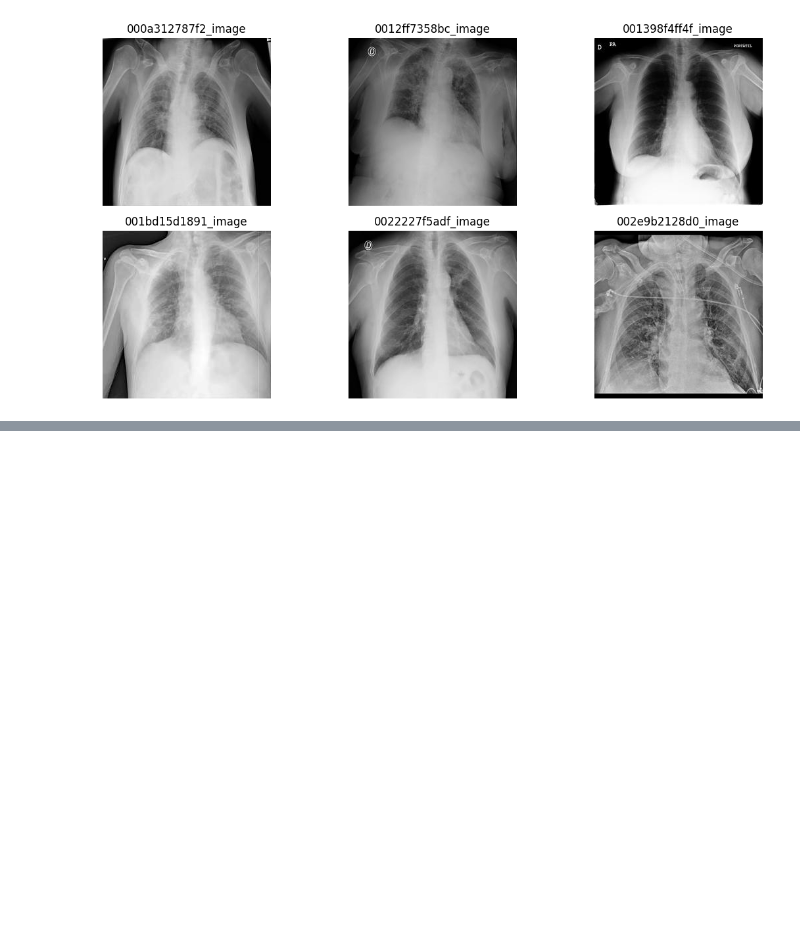
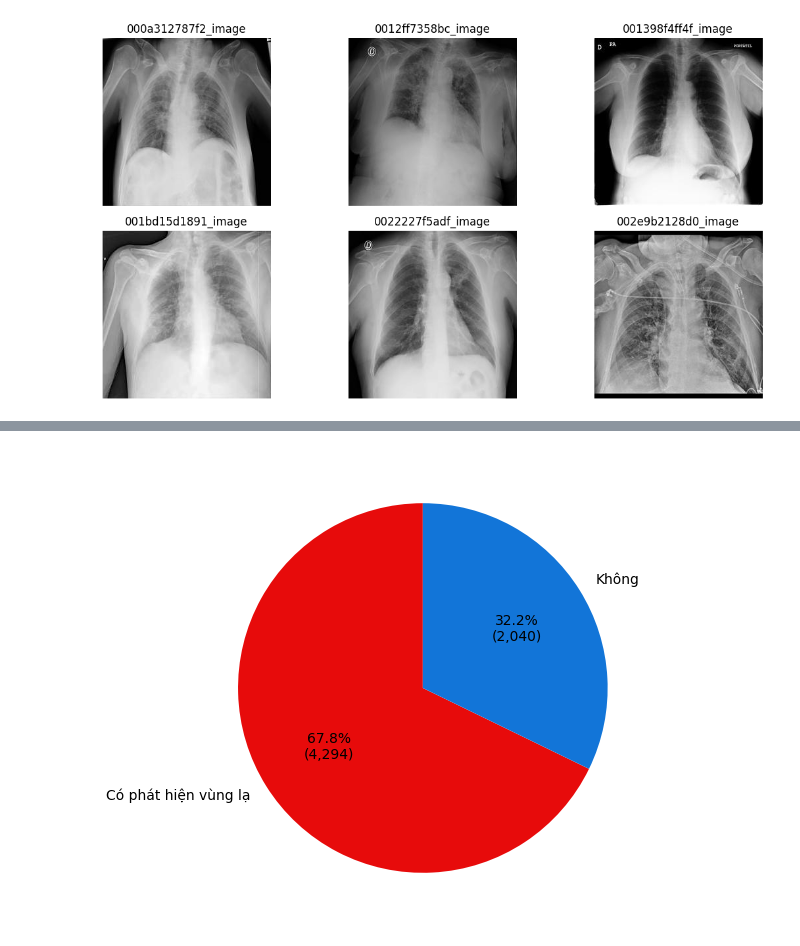
Before and after one commit to StrugVN/data-analysis-ctu, a Jupyter notebook: 7/7.ipynb, the cells around one changed output, grey strips where cells are left out. Cells and saved outputs as stored; diff of their text form; code cells hidden in the pictures; blank space fills up the shorter version.

```diff
--- a/7/7.ipynb
+++ b/7/7.ipynb
@@ -60,0 +101,2 @@ plt.show()
+# %%
+df = add_pixel_cols(df_img_list)
@@ -60,0 +119,22 @@ plt.show()
+# %%
+df['label_name'] = df['bin_label'].map({0: 'Không', 1: 'Có phát hiện vùng lạ'})
+# %%
+plt.figure(figsize=(10, 6))
+counts = df['label_name'].value_counts()
+
+def autopct_format(pct):
+    total = sum(counts)
+    count = int(round(pct * total / 100.0))
+    return f'{pct:.1f}%\n({count:,})'
+
+plt.pie(
+    counts,
+    labels=counts.index,
+    autopct=autopct_format,
+    startangle=90,
+    colors=["#e70b0b", "#1275d8"]
+)
+
+plt.show()
+# %% [output]
+[figure, added]
```
Also changed, not shown: parts of 6 cells of this notebook, 19 other files.
